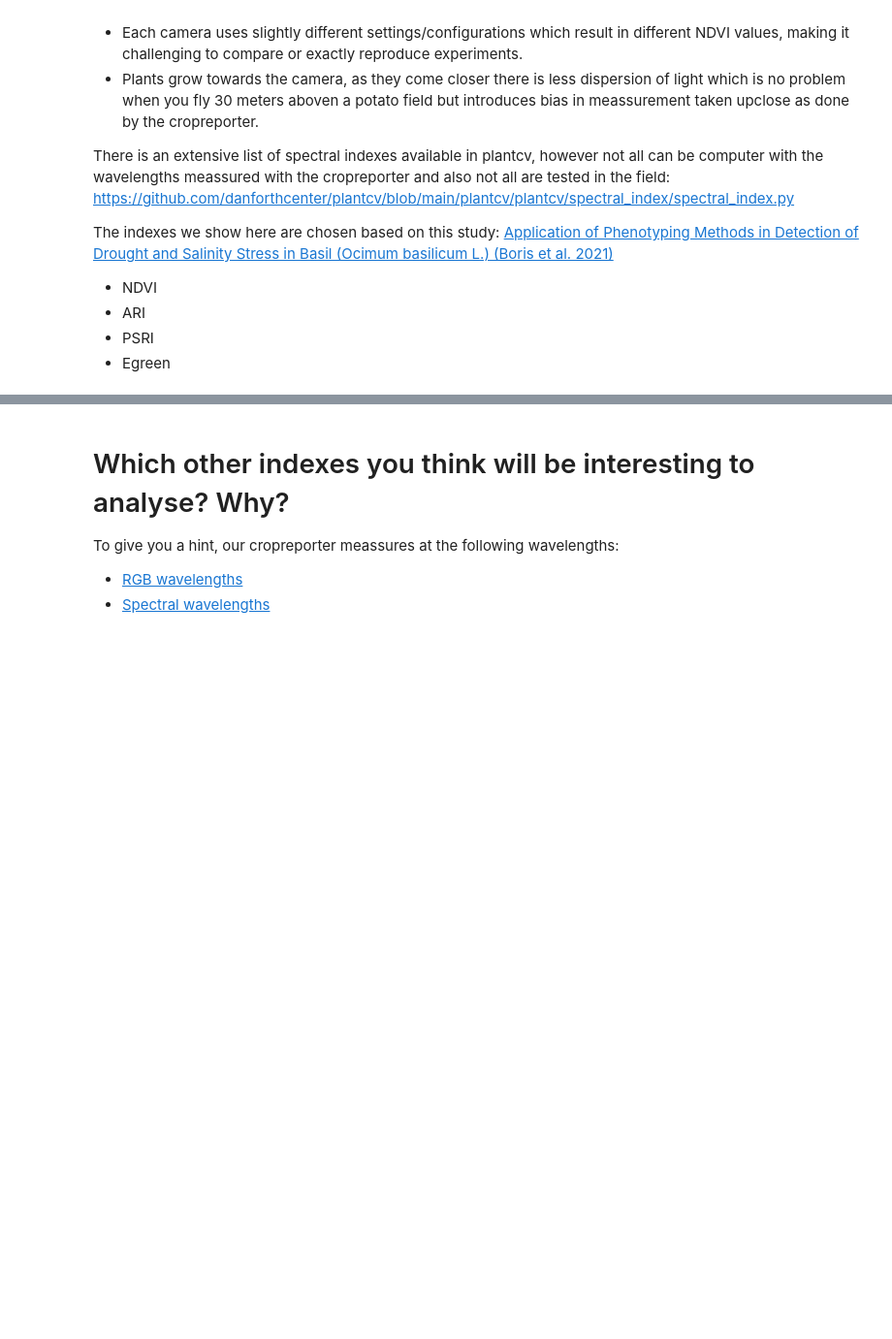
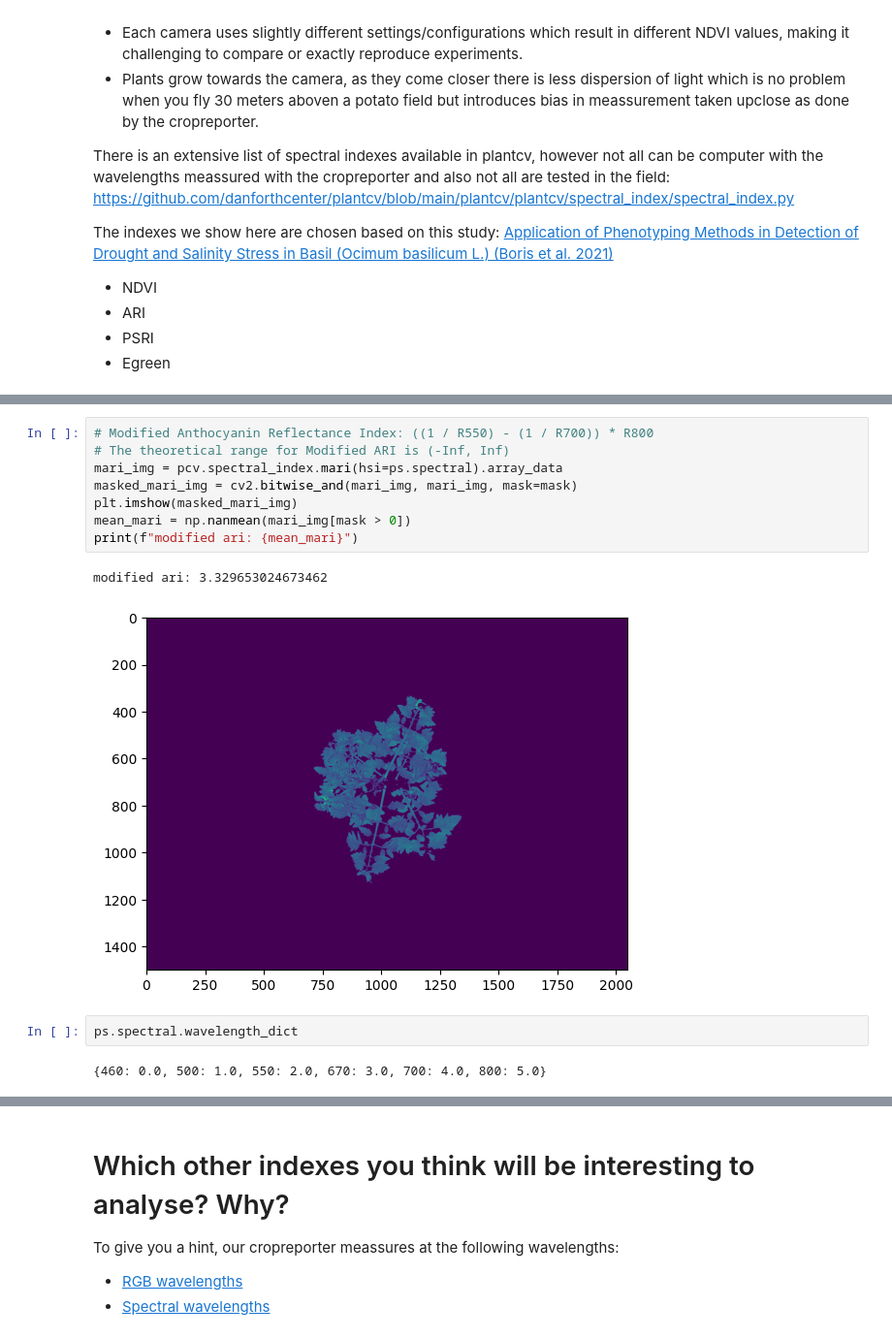
Before and after one commit to JTvD/Workshop_P4P, a Jupyter notebook: introduction.ipynb, the cells around one changed output, grey strips where cells are left out. Shown at 97% size. Saved outputs shown, nothing was run; the diff lists cells and outputs as text; blank space fills up the shorter version.

```diff
--- a/introduction.ipynb
+++ b/introduction.ipynb
@@ -220,3 +226,18 @@ ari: 17.89004135131836
+# %%
+# Modified Anthocyanin Reflectance Index: ((1 / R550) - (1 / R700)) * R800
+# The theoretical range for Modified ARI is (-Inf, Inf)
+mari_img = pcv.spectral_index.mari(hsi=ps.spectral).array_data
+masked_mari_img = cv2.bitwise_and(mari_img, mari_img, mask=mask)
+plt.imshow(masked_mari_img)
+mean_mari = np.nanmean(mari_img[mask > 0])
+print(f"modified ari: {mean_mari}")
+# %% [output]
+modified ari: 3.329653024673462
+[figure, added]
+# %%
+ps.spectral.wavelength_dict
+# %% [output]
+{460: 0.0, 500: 1.0, 550: 2.0, 670: 3.0, 700: 4.0, 800: 5.0}
 # %%
 # Plant Senescence Reflectance Index: (R678 - R500) / R750
 # The theoretical range for PSRI is (-Inf, Inf)
```
Also changed, not shown: parts of 8 cells of this notebook.
